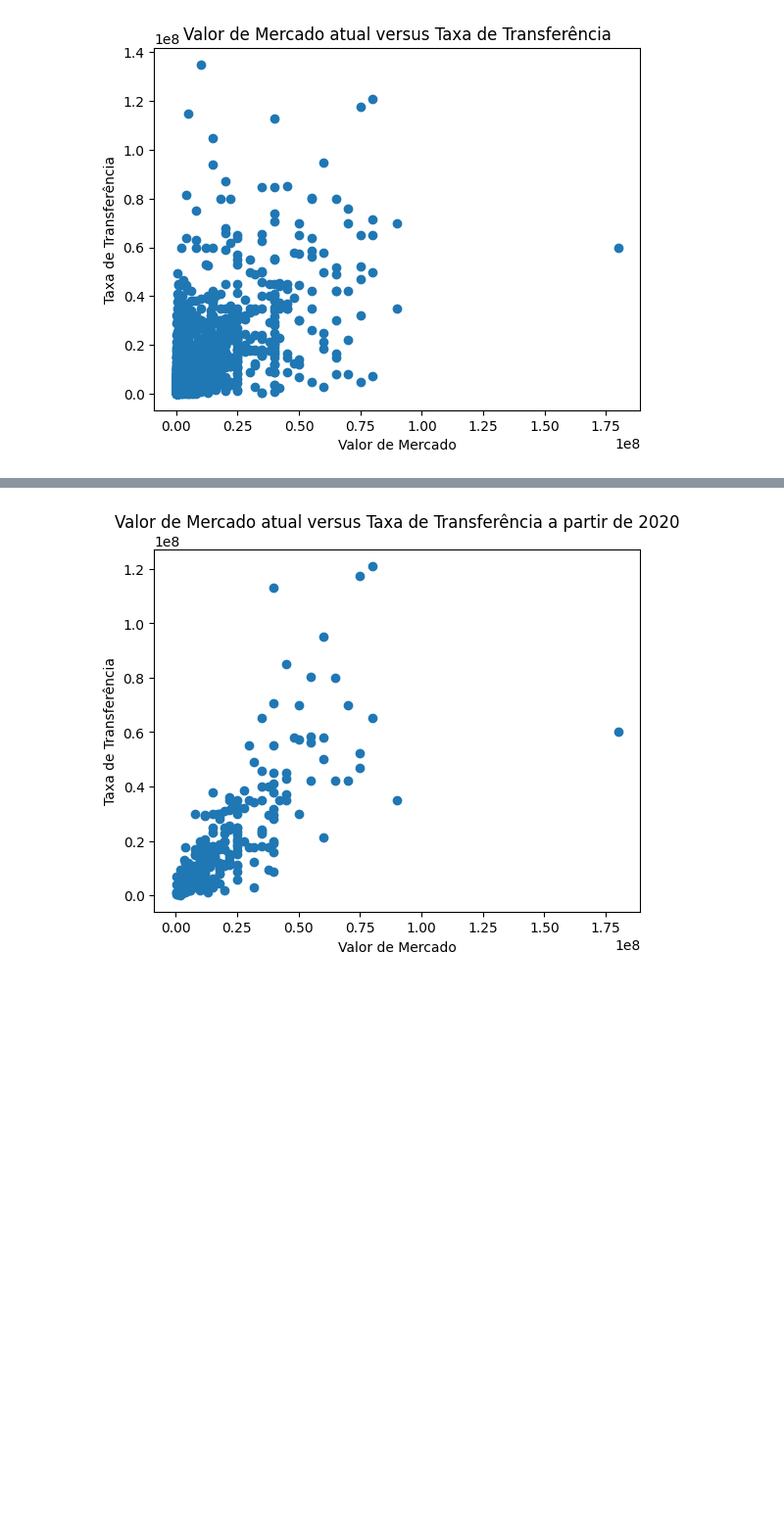
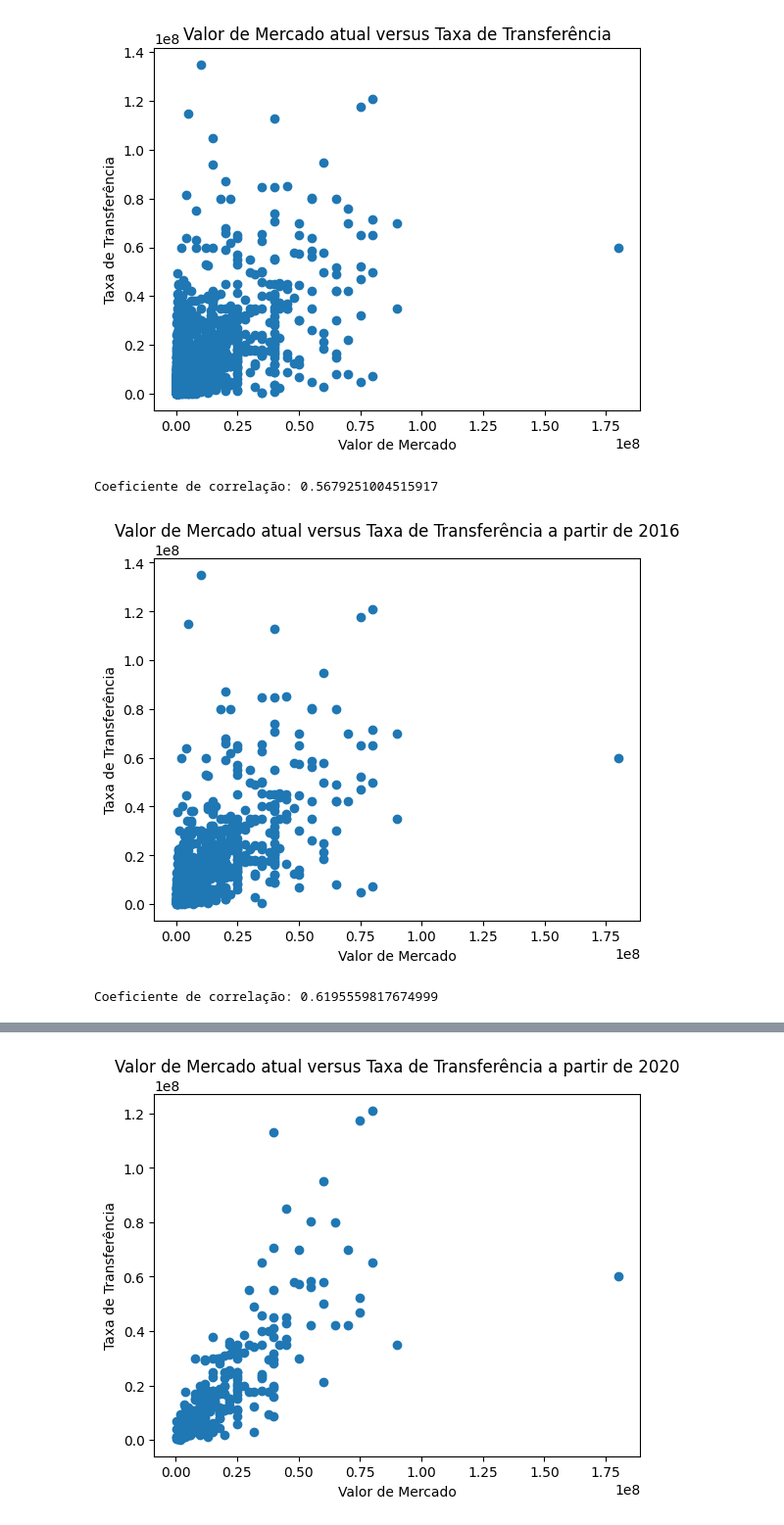
Before and after one commit to gabrielmmf/previsao-de-valores-de-mercado, a Jupyter notebook: EDA.ipynb, the cells around one changed output, grey strips where cells are left out. Shown at 98% size. Drawn from its saved outputs; the diff is of its cells as text; code cells hidden in the pictures; blank space fills up the shorter version.

```diff
--- a/EDA.ipynb
+++ b/EDA.ipynb
@@ -177,3 +178,24 @@ plt.title('Valor de Mercado atual versus Taxa de Transferência')
 plt.show()
 # %% [output]
 [figure]
+# %%
+coef_corr = np.corrcoef(pl_transfers['playerMarketValue'], pl_transfers['transferFee'])[0, 1]
+
+print("Coeficiente de correlação:", coef_corr)
+# %% [output]
+Coeficiente de correlação: 0.5679251004515917
+# %%
+pl_transfers_2016 = pl_transfers[pl_transfers['season'] > 2016]
+plt.scatter(pl_transfers_2016['playerMarketValue'], pl_transfers_2016['transferFee'])
+plt.xlabel('Valor de Mercado')
+plt.ylabel('Taxa de Transferência')
+plt.title('Valor de Mercado atual versus Taxa de Transferência a partir de 2016')
+plt.show()
+# %% [output]
+[figure, added]
+# %%
+coef_corr = np.corrcoef(pl_transfers_2016['playerMarketValue'], pl_transfers_2016['transferFee'])[0, 1]
+
+print("Coeficiente de correlação:", coef_corr)
+# %% [output]
+Coeficiente de correlação: 0.6195559817674999
```
Also changed, not shown: parts of 14 cells of this notebook, 5 other files.
